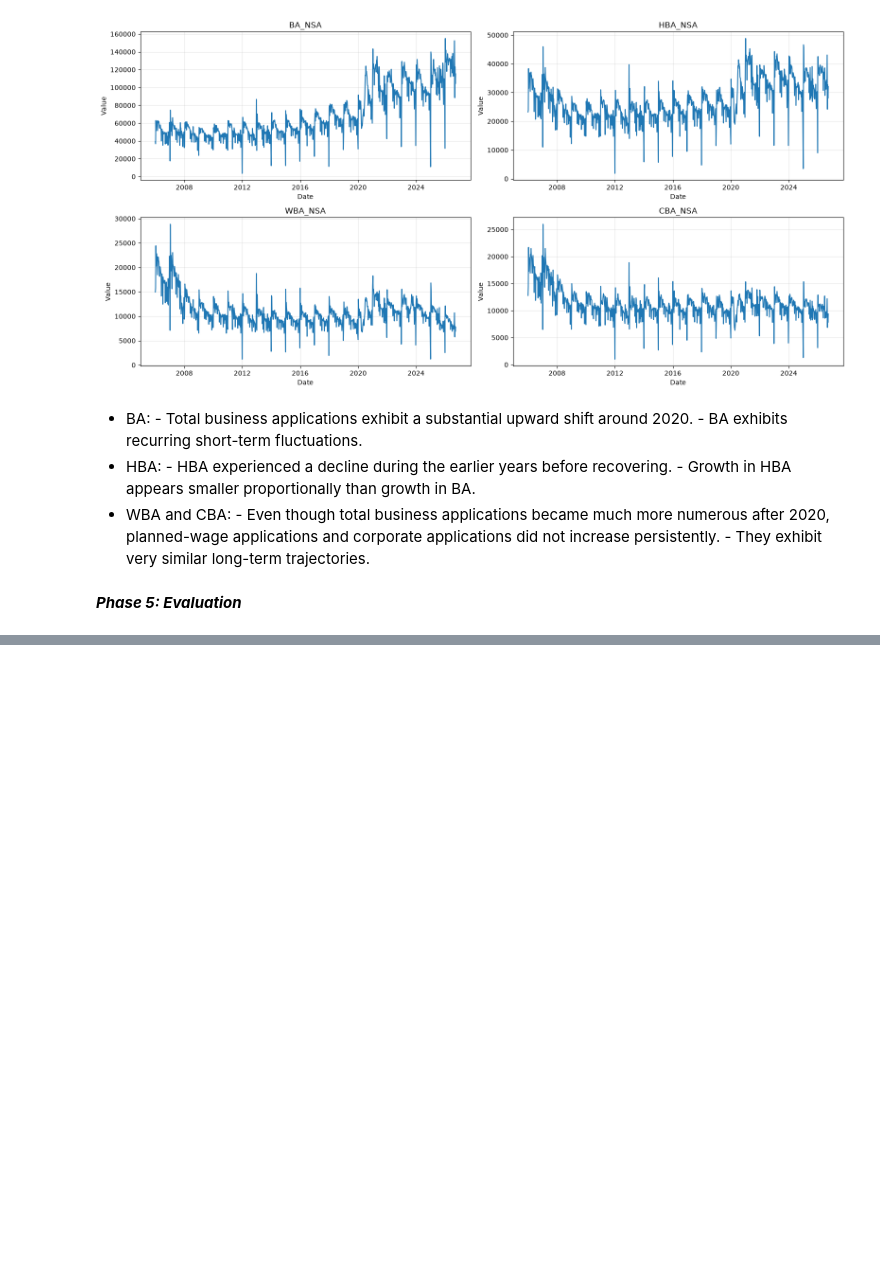
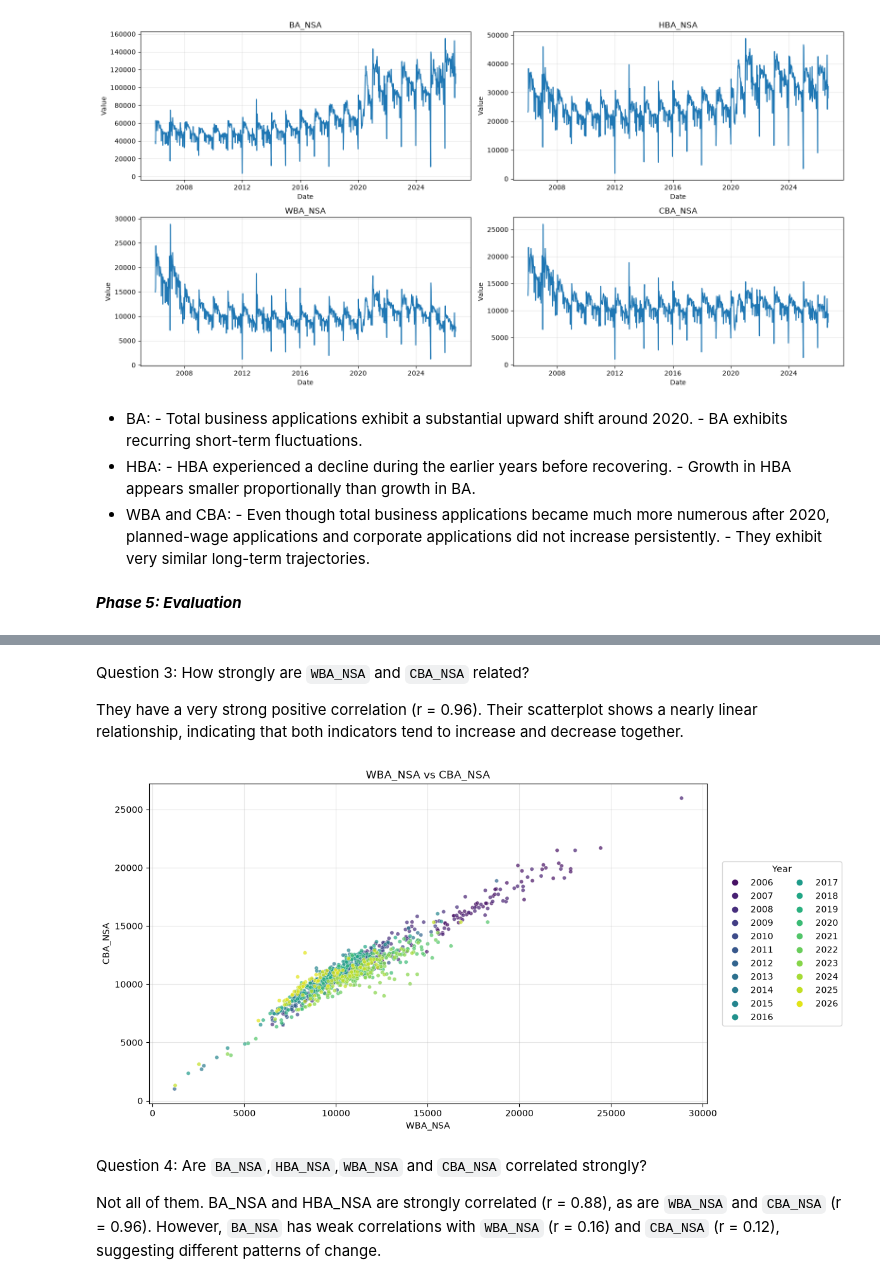
Before and after one commit to farzanehmasteri/EDA---US-Business-Formation-Statistics-Dataset, a Jupyter notebook: code.ipynb, the cells around one changed output, grey strips where cells are left out. Drawn from its saved outputs; the diff is of its cells as text; code cells hidden in the pictures; blank space fills up the shorter version.

```diff
--- a/code.ipynb
+++ b/code.ipynb
@@ -539,0 +608,64 @@ Yes. Total business applications show a clear upward trend, particularly after 2
+# %% [markdown]
+Question 3: How strongly are `WBA_NSA` and `CBA_NSA` related?
+
+They have a very strong positive correlation (r = 0.96). Their scatterplot shows a nearly linear relationship, indicating that both indicators tend to increase and decrease together.
+# %%
+import matplotlib.pyplot as plt
+import seaborn as sns
+
+x = "WBA_NSA"
+y = "CBA_NSA"
+
+years = sorted(df["Year"].unique())
+colors = sns.color_palette("viridis", n_colors=len(years))
+palette = dict(zip(years, colors))
+
+fig, ax = plt.subplots(figsize=(12, 6))
+
+sns.scatterplot(
+    data=df,
+    x=x,
+    y=y,
+    hue="Year",
+    hue_order=years,
+    palette=palette,
+    alpha=0.7,
+    s=20,
+    ax=ax,
+    legend=False
+)
+
+ax.set_title(f"{x} vs {y}")
+ax.set_xlabel(x)
+ax.set_ylabel(y)
+ax.grid(alpha=0.3)
+
+# Create legend for each year
+handles = [
+    plt.Line2D(
+        [0], [0],
+        marker="o",
+        linestyle="",
+        color=palette[year],
+        label=str(year),
+        markersize=6
+    )
+    for year in years
+]
+
+ax.legend(
+    handles=handles,
+    title="Year",
+    loc="center left",
+    bbox_to_anchor=(1.02, 0.5),
+    ncol=2
+)
+
+plt.tight_layout()
+plt.show()
+# %% [output]
+[figure, added]
+# %% [markdown]
+Question 4: Are `BA_NSA`,`HBA_NSA`,`WBA_NSA` and `CBA_NSA` correlated strongly?
+
+Not all of them. BA_NSA and HBA_NSA are strongly correlated (r = 0.88), as are `WBA_NSA` and `CBA_NSA` (r = 0.96). However, `BA_NSA` has weak correlations with `WBA_NSA` (r = 0.16) and `CBA_NSA` (r = 0.12), suggesting different patterns of change.
```
Also changed, not shown: parts of 5 cells of this notebook.
